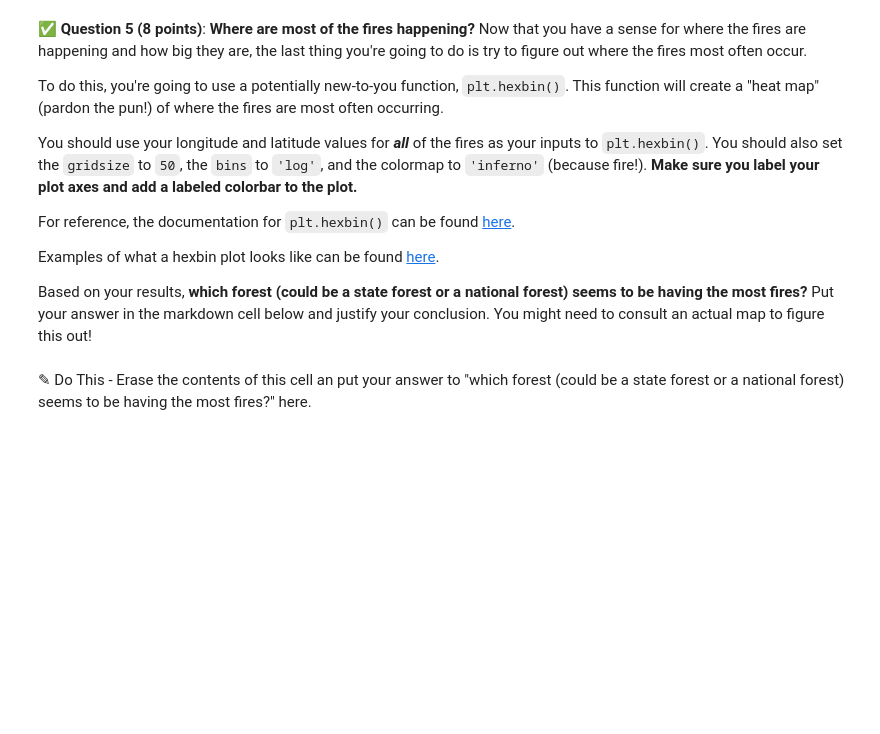
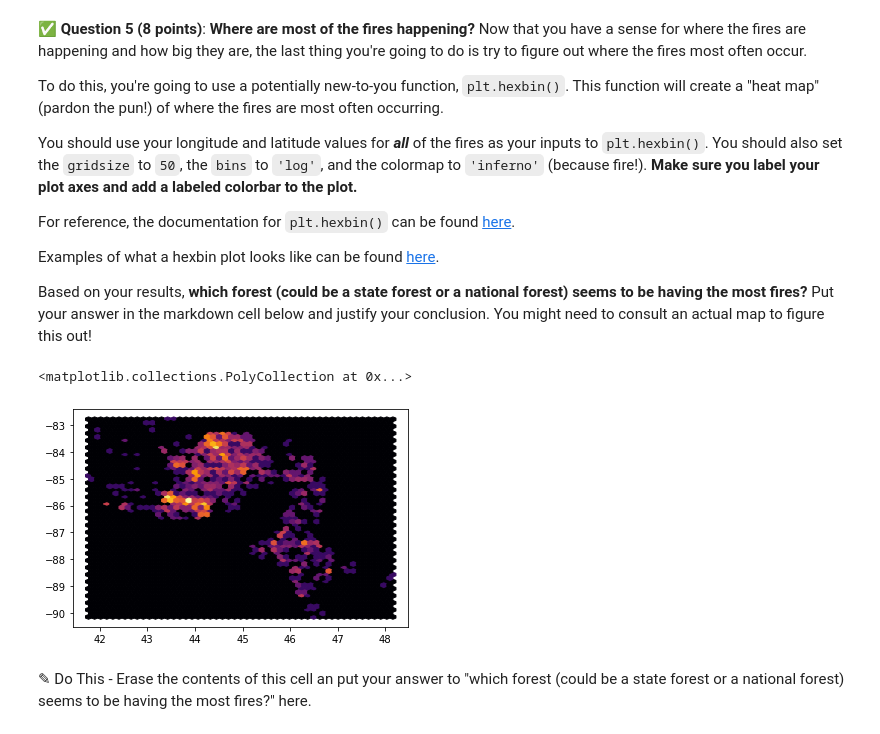
Before and after one commit to cedric-emmanuel/cmse202-s21-turnin, a Jupyter notebook: hw02/HW-02_PandasReviewAndPythonObjects-STUDENT-Copy1.ipynb, the cells around one changed output. Saved outputs shown, nothing was run; the diff lists cells and outputs as text; code cells hidden in the pictures; blank space fills up the shorter version.

```diff
--- a/hw02/HW-02_PandasReviewAndPythonObjects-STUDENT-Copy1.ipynb
+++ b/hw02/HW-02_PandasReviewAndPythonObjects-STUDENT-Copy1.ipynb
@@ -122,6 +156,10 @@ Examples of what a hexbin plot looks like can be found [here](https://matplotlib
 Based on your results, **which forest (could be a state forest or a national forest) seems to be having the most fires?** Put your answer in the markdown cell below and justify your conclusion. You might need to consult an actual map to figure this out!
 # %%
 ### Put your code here
+plt.hexbin(fires['latitude'],fires['longitude'],gridsize=50,bins='log',cmap='inferno')
+# %% [output]
+<matplotlib.collections.PolyCollection at 0x...>
+[figure, added]
 # %% [markdown]
 <font size=+3>&#9998;</font> Do This - Erase the contents of this cell an put your answer to "which forest (could be a state forest or a national forest) seems to be having the most fires?" here.
 # %% [markdown]
```
Also changed, not shown: parts of 13 cells of this notebook.
